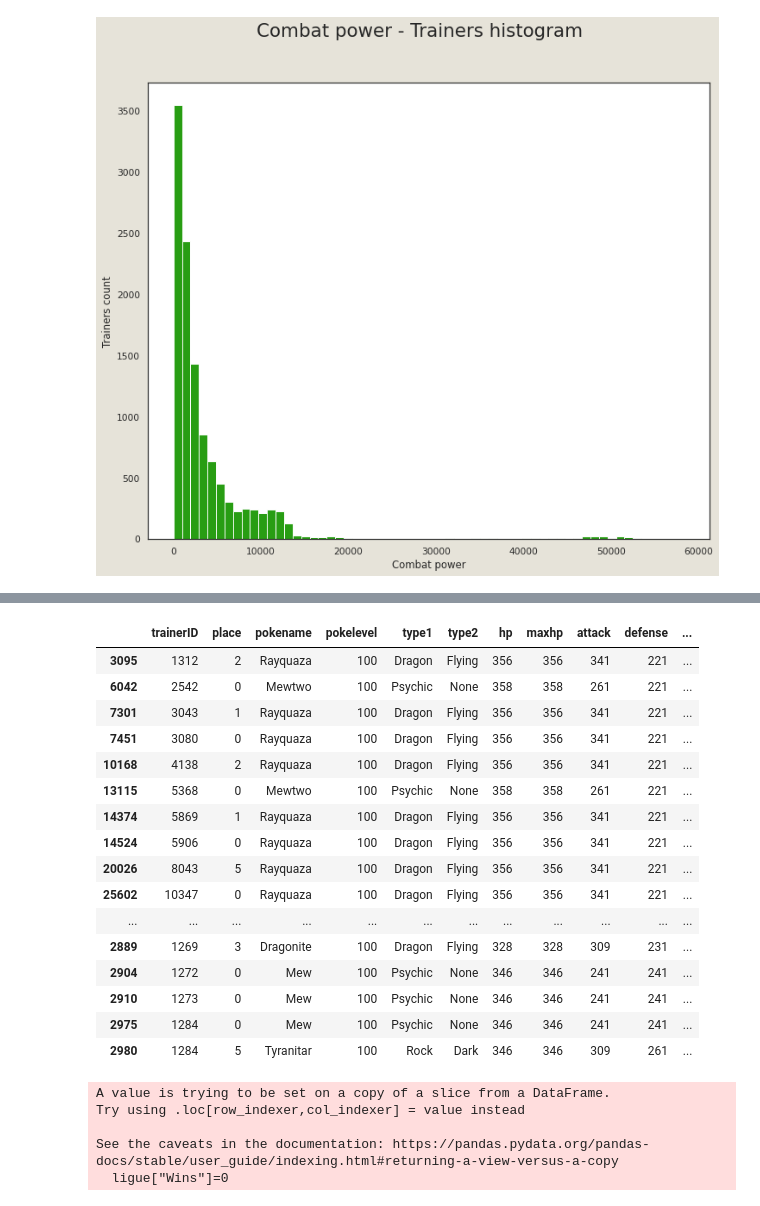
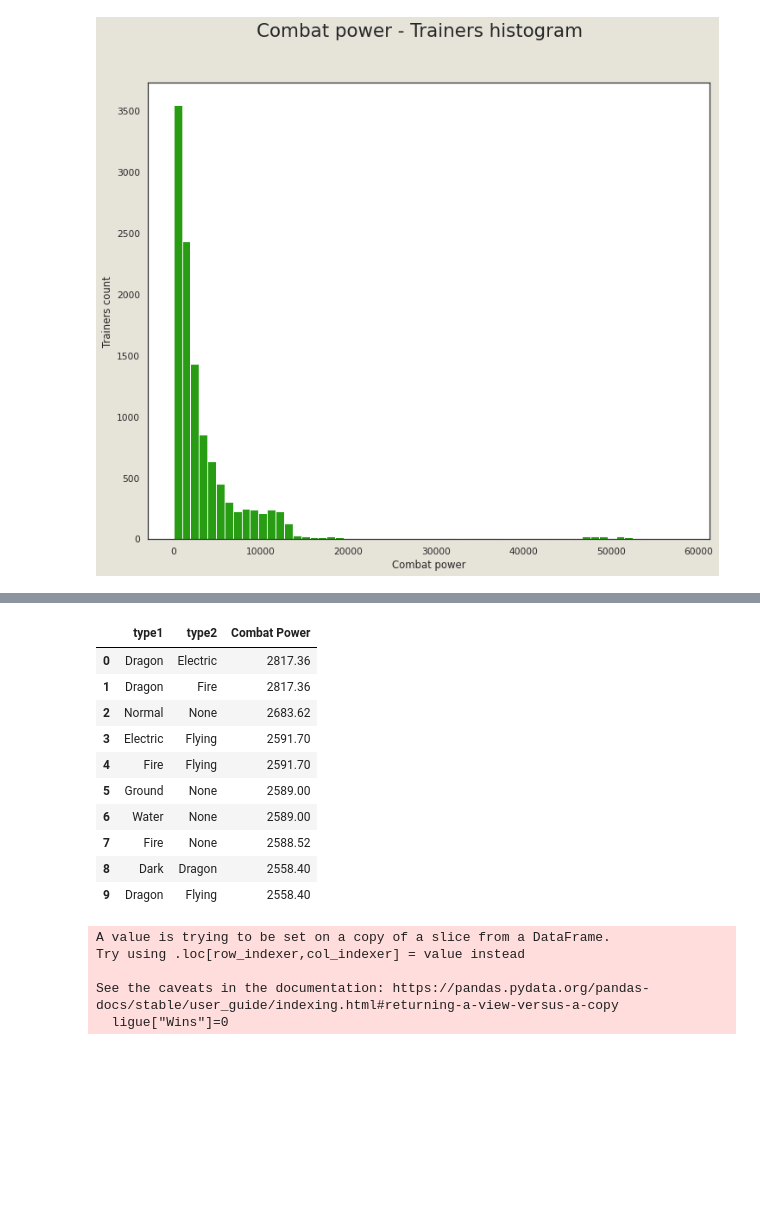
Before and after one commit to infoshareacademy/jdszr2-DataResearchers, a Jupyter notebook: python/main.ipynb, the cells around one changed output, grey strips where cells are left out. Drawn from its saved outputs; the diff is of its cells as text; code cells hidden in the pictures; blank space fills up the shorter version.

```diff
--- a/python/main.ipynb
+++ b/python/main.ipynb
@@ -266,23 +257,20 @@ pokemon_df.head()
-# %%
-pokemon_df.nlargest(30,columns="Combat Power")
-# %% [output]
-|  | trainerID | place | pokename | pokelevel | type1 | type2 | hp | maxhp | attack | defense | ... |
-| 3095 | 1312 | 2 | Rayquaza | 100 | Dragon | Flying | 356 | 356 | 341 | 221 | ... |
-| 6042 | 2542 | 0 | Mewtwo | 100 | Psychic | None | 358 | 358 | 261 | 221 | ... |
-| 7301 | 3043 | 1 | Rayquaza | 100 | Dragon | Flying | 356 | 356 | 341 | 221 | ... |
-| 7451 | 3080 | 0 | Rayquaza | 100 | Dragon | Flying | 356 | 356 | 341 | 221 | ... |
-| 10168 | 4138 | 2 | Rayquaza | 100 | Dragon | Flying | 356 | 356 | 341 | 221 | ... |
-| 13115 | 5368 | 0 | Mewtwo | 100 | Psychic | None | 358 | 358 | 261 | 221 | ... |
-| 14374 | 5869 | 1 | Rayquaza | 100 | Dragon | Flying | 356 | 356 | 341 | 221 | ... |
-| 14524 | 5906 | 0 | Rayquaza | 100 | Dragon | Flying | 356 | 356 | 341 | 221 | ... |
-| 20026 | 8043 | 5 | Rayquaza | 100 | Dragon | Flying | 356 | 356 | 341 | 221 | ... |
-| 25602 | 10347 | 0 | Rayquaza | 100 | Dragon | Flying | 356 | 356 | 341 | 221 | ... |
-| ... | ... | ... | ... | ... | ... | ... | ... | ... | ... | ... | ... |
-| 2889 | 1269 | 3 | Dragonite | 100 | Dragon | Flying | 328 | 328 | 309 | 231 | ... |
-| 2904 | 1272 | 0 | Mew | 100 | Psychic | None | 346 | 346 | 241 | 241 | ... |
-| 2910 | 1273 | 0 | Mew | 100 | Psychic | None | 346 | 346 | 241 | 241 | ... |
-| 2975 | 1284 | 0 | Mew | 100 | Psychic | None | 346 | 346 | 241 | 241 | ... |
-| 2980 | 1284 | 5 | Tyranitar | 100 | Rock | Dark | 346 | 346 | 309 | 261 | ... |
+# %%
+mistrzowskie_typy = pd.read_csv("pokemon_type_max.csv",sep=";")
+del mistrzowskie_typy["type"]
+# %%
+mistrzowskie_typy.head(10)
+# %% [output]
+|  | type1 | type2 | Combat Power |
+| 0 | Dragon | Electric | 2817.36 |
+| 1 | Dragon | Fire | 2817.36 |
+| 2 | Normal | None | 2683.62 |
+| 3 | Electric | Flying | 2591.70 |
+| 4 | Fire | Flying | 2591.70 |
+| 5 | Ground | None | 2589.00 |
+| 6 | Water | None | 2589.00 |
+| 7 | Fire | None | 2588.52 |
+| 8 | Dark | Dragon | 2558.40 |
+| 9 | Dragon | Flying | 2558.40 |
 # %%
 # number of pokemon taken under consideration depends on worst possible scenario for the 3rd best combat
 # power pokemon value.
```
Also changed, not shown: parts of 21 cells of this notebook, 3 other files.
